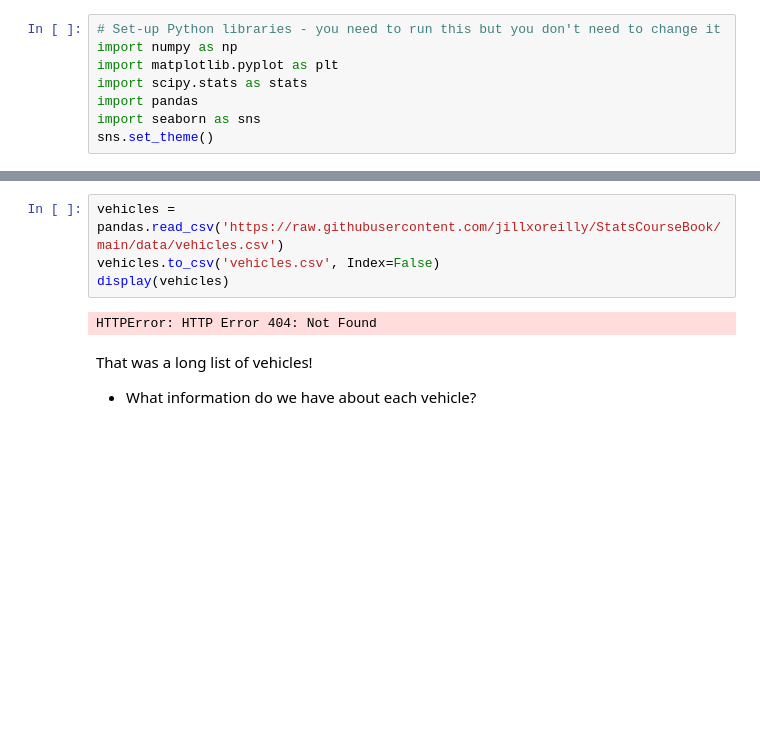
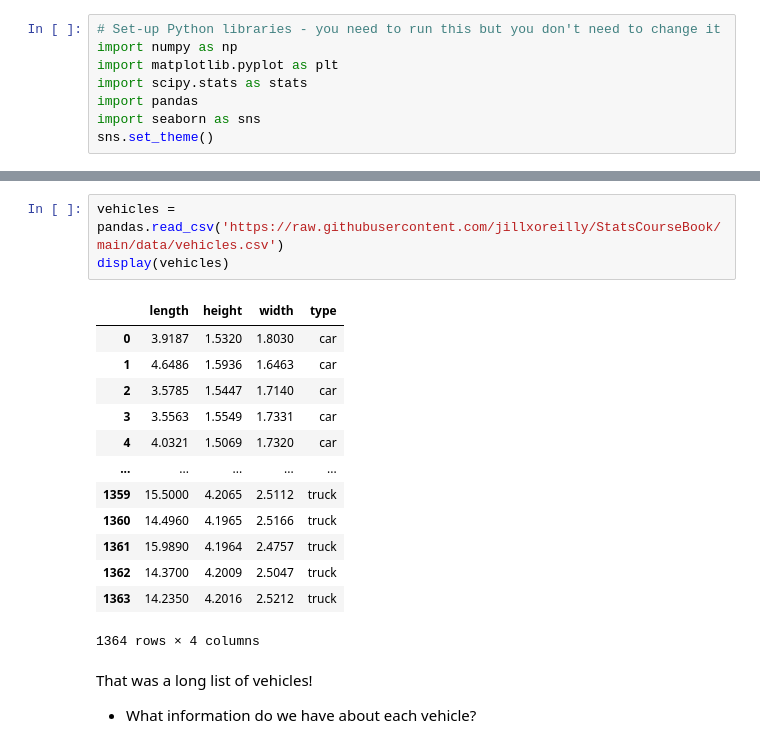
Before and after one commit to jillxoreilly/StatsCourseBook, a Jupyter notebook: _sources/descriptives_groupby.ipynb, the cells around one changed output, grey strips where cells are left out. Drawn from its saved outputs; the diff is of its cells as text; blank space fills up the shorter version.

```diff
--- a/_sources/descriptives_groupby.ipynb
+++ b/_sources/descriptives_groupby.ipynb
@@ -24,10 +24,21 @@ sns.set_theme()
 Let's load the datafile "vehicles.csv" which contains size data on vehicles parked at a vehicle-ferry terminal at 1pm on Sunday 24th April 2022, which they regard as a representative sample.
 # %%
 vehicles = pandas.read_csv('https://raw.githubusercontent.com/jillxoreilly/StatsCourseBook/main/data/vehicles.csv')
-vehicles.to_csv('vehicles.csv', Index=False)
 display(vehicles)
 # %% [output]
+|  | length | height | width | type |
+| 0 | 3.9187 | 1.5320 | 1.8030 | car |
+| 1 | 4.6486 | 1.5936 | 1.6463 | car |
+| 2 | 3.5785 | 1.5447 | 1.7140 | car |
+| 3 | 3.5563 | 1.5549 | 1.7331 | car |
+| 4 | 4.0321 | 1.5069 | 1.7320 | car |
+| ... | ... | ... | ... | ... |
+| 1359 | 15.5000 | 4.2065 | 2.5112 | truck |
+| 1360 | 14.4960 | 4.1965 | 2.5166 | truck |
+| 1361 | 15.9890 | 4.1964 | 2.4757 | truck |
+| 1362 | 14.3700 | 4.2009 | 2.5047 | truck |
+| 1363 | 14.2350 | 4.2016 | 2.5212 | truck |
-HTTPError: HTTP Error 404: Not Found
+1364 rows × 4 columns
 # %% [markdown]
 That was a long list of vehicles!
 
```
Also changed, not shown: 6 other files.
